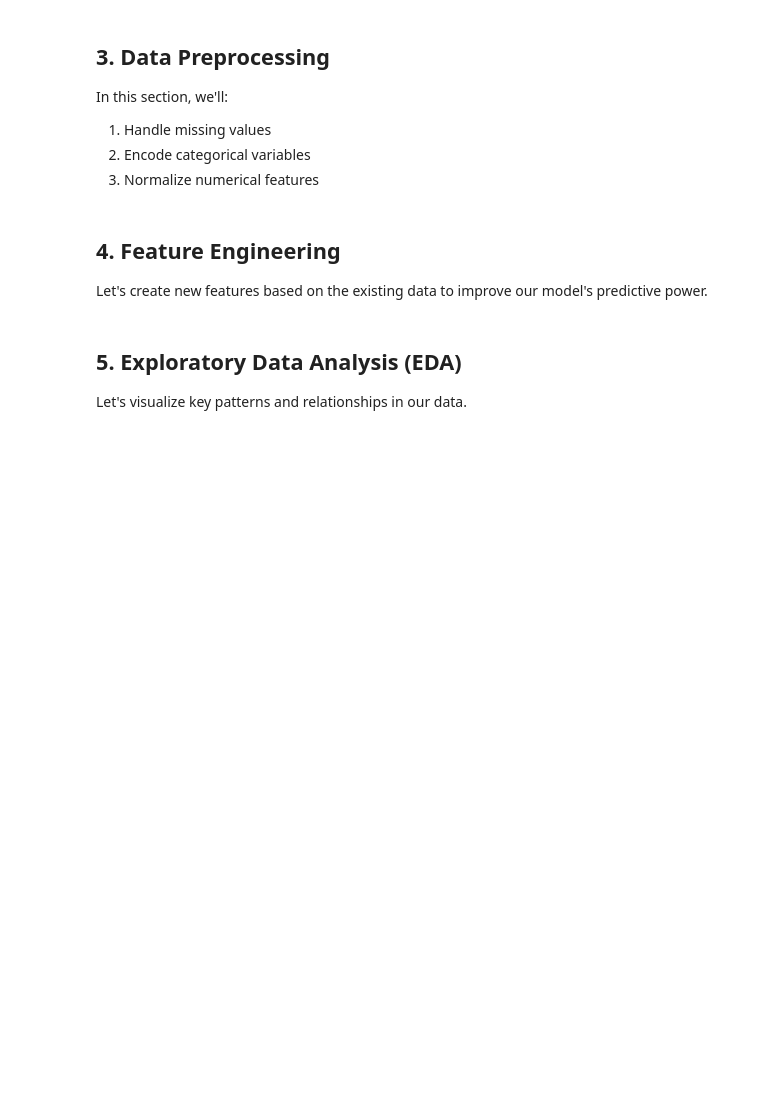
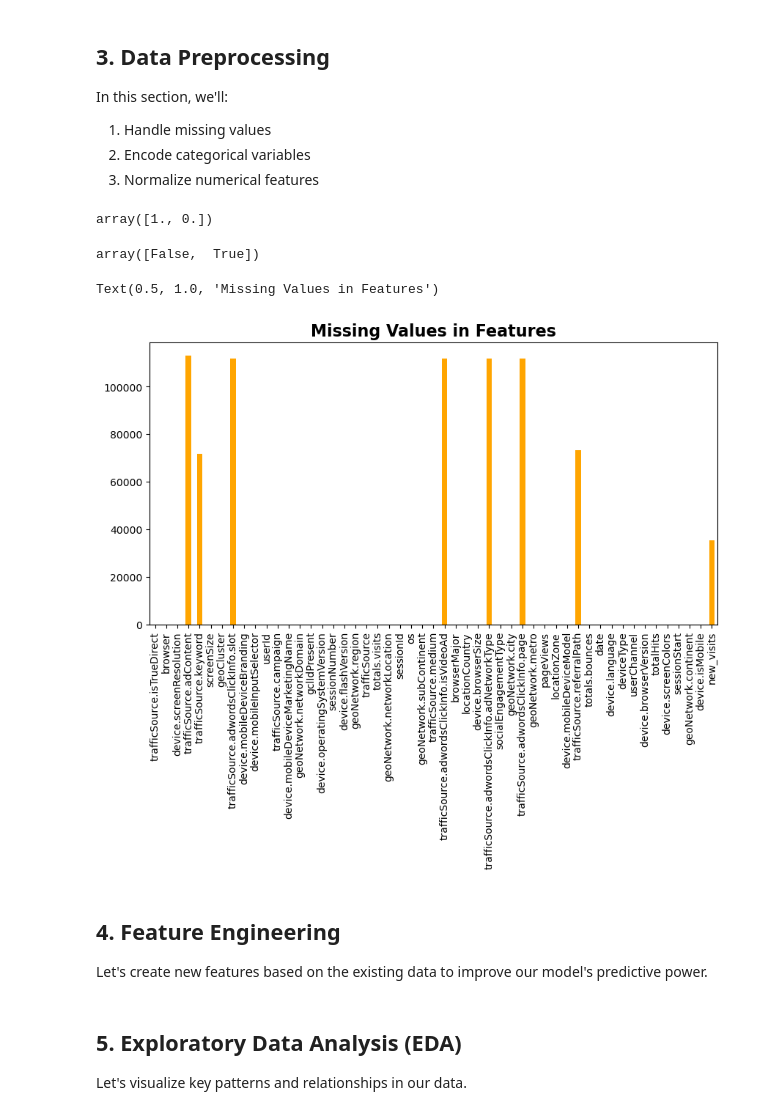
Before and after one commit to ayush2114/engage-2-value-from-clicks-to-conversions, a Jupyter notebook: 23f1002114-notebook-t22025.ipynb, the cells around one changed output. Cells and saved outputs as stored; diff of their text form; code cells hidden in the pictures; blank space fills up the shorter version.

```diff
--- a/23f1002114-notebook-t22025.ipynb
+++ b/23f1002114-notebook-t22025.ipynb
@@ -85,3 +77,9 @@ In this section, we'll:
 1. Handle missing values
 2. Encode categorical variables
 3. Normalize numerical features
+# %%
+# imputer_1 = SimpleImputer(strategy='constant', fill_value=0)
+X['totals.bounces'] = X['totals.bounces'].fillna(0)
+X['totals.bounces'].unique()
+# %% [output]
+array([1., 0.])
@@ -87,0 +93,6 @@ In this section, we'll:
+# %%
+# imputer_2 = SimpleImputer(strategy='constant', fill_value=False)
+X['trafficSource.isTrueDirect'] = X['trafficSource.isTrueDirect'].fillna(False)
+X['trafficSource.isTrueDirect'].unique()
+# %% [output]
+array([False,  True])
@@ -87,0 +101,6 @@ In this section, we'll:
+# %%
+X.isna().sum().plot(kind='bar', figsize=(10, 5), color='orange')
+plt.title('Missing Values in Features', fontsize=16, fontweight='bold')
+# %% [output]
+Text(0.5, 1.0, 'Missing Values in Features')
+[figure, added]
```
Also changed, not shown: parts of 8 cells of this notebook.
